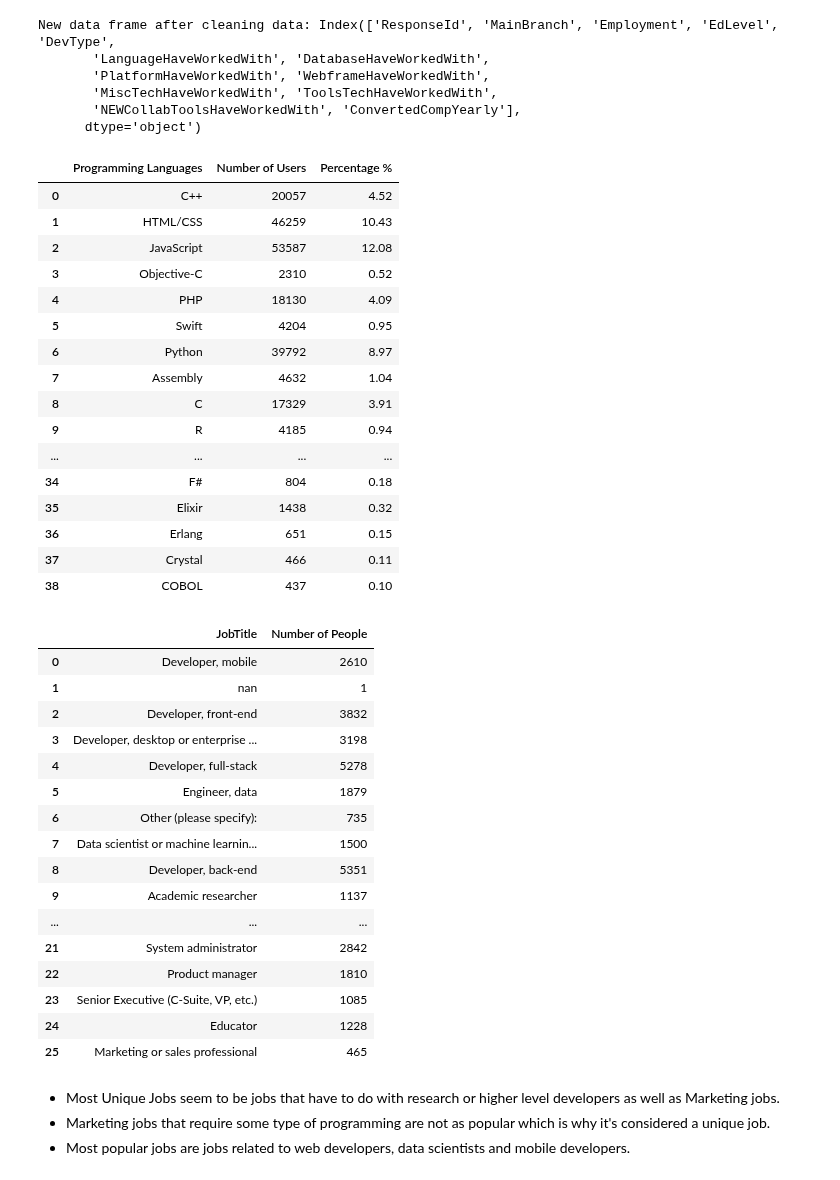
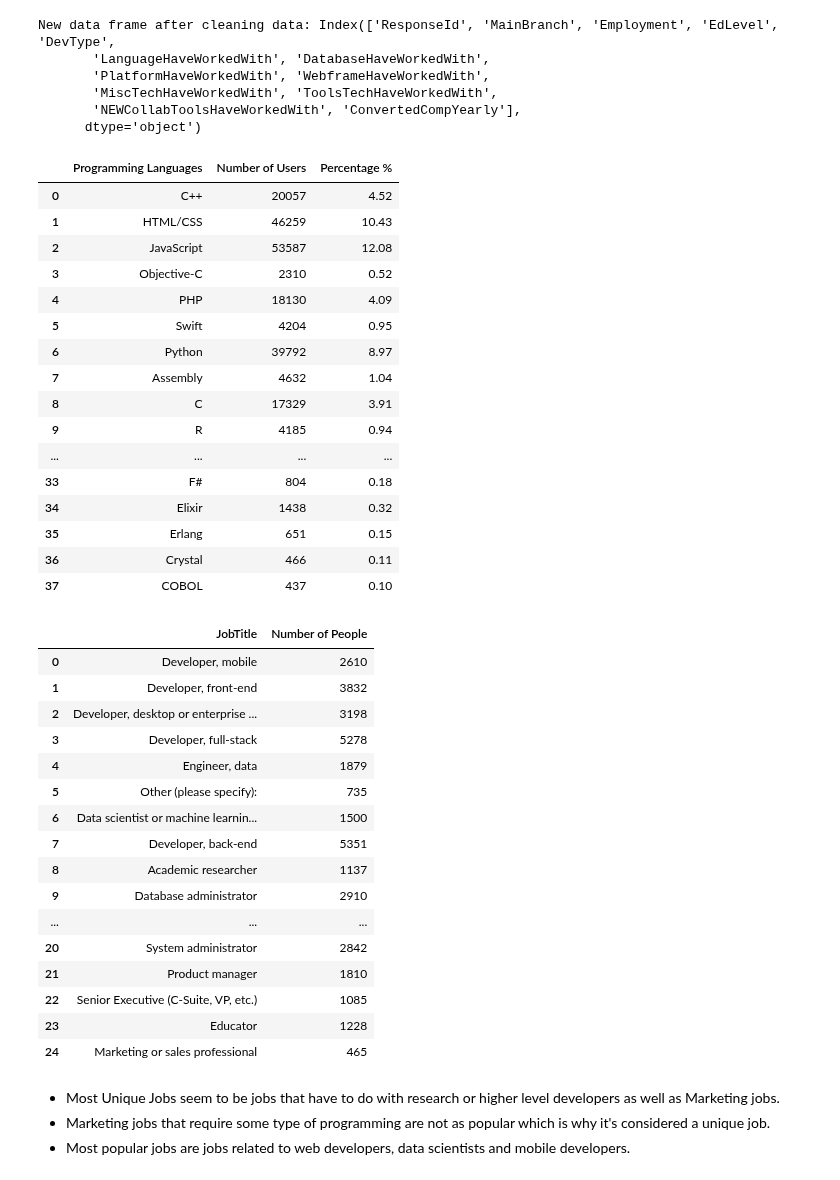
Before and after one commit to data301-2021-winter1/project-group13-project, a Jupyter notebook: notebooks/analysis3.ipynb, the cells around one changed output. Cells and saved outputs as stored; diff of their text form; code cells hidden in the pictures.

```diff
--- a/notebooks/analysis3.ipynb
+++ b/notebooks/analysis3.ipynb
@@ -170,7 +170,8 @@ itemsList = list(countItems)
 dfLang = pd.DataFrame(itemsList)
 dfLang.columns = ['Programming Languages', 'Number of Users']
 dfLang['Percentage %'] = round((dfLang['Number of Users'] / dfLang['Number of Users'].sum()) * 100,2)
-dfLang
+
+dfLang.loc[lambda row: row['Programming Languages']!="nan"].reset_index().drop(['index'], axis =1) #removes people who wrote in nan
 # %% [output]
 |  | Programming Languages | Number of Users | Percentage % |
 | 0 | C++ | 20057 | 4.52 |
@@ -184,43 +185,43 @@ dfLang
 | 8 | C | 17329 | 3.91 |
 | 9 | R | 4185 | 0.94 |
 | ... | ... | ... | ... |
-| 34 | F# | 804 | 0.18 |
-| 35 | Elixir | 1438 | 0.32 |
-| 36 | Erlang | 651 | 0.15 |
-| 37 | Crystal | 466 | 0.11 |
-| 38 | COBOL | 437 | 0.10 |
+| 33 | F# | 804 | 0.18 |
+| 34 | Elixir | 1438 | 0.32 |
+| 35 | Erlang | 651 | 0.15 |
+| 36 | Crystal | 466 | 0.11 |
+| 37 | COBOL | 437 | 0.10 |
 # %%
 devtype.columns = ['Unique Jobs']
 count3 = Counter()
 for i, row, in devtype.iterrows():
     rows = str(row['Unique Jobs'])
     listr = rows.split(';')
     for job in listr:
             count3[job] += 1
 
 count3Items = count3.items()
 itemsList2 = list(count3Items)
 UniqueJobs = pd.DataFrame(itemsList2)
 UniqueJobs.columns = ['JobTitle', 'Number of People']
-UniqueJobs
+UniqueJobs.loc[lambda row: row['JobTitle']!="nan"].reset_index().drop(['index'], axis =1) #removes people who wrote in nan
 # %% [output]
 |  | JobTitle | Number of People |
 | 0 | Developer, mobile | 2610 |
-| 1 | nan | 1 |
-| 2 | Developer, front-end | 3832 |
-| 3 | Developer, desktop or enterprise ... | 3198 |
-| 4 | Developer, full-stack | 5278 |
-| 5 | Engineer, data | 1879 |
-| 6 | Other (please specify): | 735 |
-| 7 | Data scientist or machine learnin... | 1500 |
-| 8 | Developer, back-end | 5351 |
-| 9 | Academic researcher | 1137 |
+| 1 | Developer, front-end | 3832 |
+| 2 | Developer, desktop or enterprise ... | 3198 |
+| 3 | Developer, full-stack | 5278 |
+| 4 | Engineer, data | 1879 |
+| 5 | Other (please specify): | 735 |
+| 6 | Data scientist or machine learnin... | 1500 |
+| 7 | Developer, back-end | 5351 |
+| 8 | Academic researcher | 1137 |
+| 9 | Database administrator | 2910 |
 | ... | ... | ... |
-| 21 | System administrator | 2842 |
-| 22 | Product manager | 1810 |
-| 23 | Senior Executive (C-Suite, VP, etc.) | 1085 |
-| 24 | Educator | 1228 |
-| 25 | Marketing or sales professional | 465 |
+| 20 | System administrator | 2842 |
+| 21 | Product manager | 1810 |
+| 22 | Senior Executive (C-Suite, VP, etc.) | 1085 |
+| 23 | Educator | 1228 |
+| 24 | Marketing or sales professional | 465 |
 # %% [markdown]
 - Most Unique Jobs seem to be jobs that have to do with research or higher level
     developers as well as Marketing jobs.
```
Also changed, not shown: parts of 8 cells of this notebook, 1 other file.
